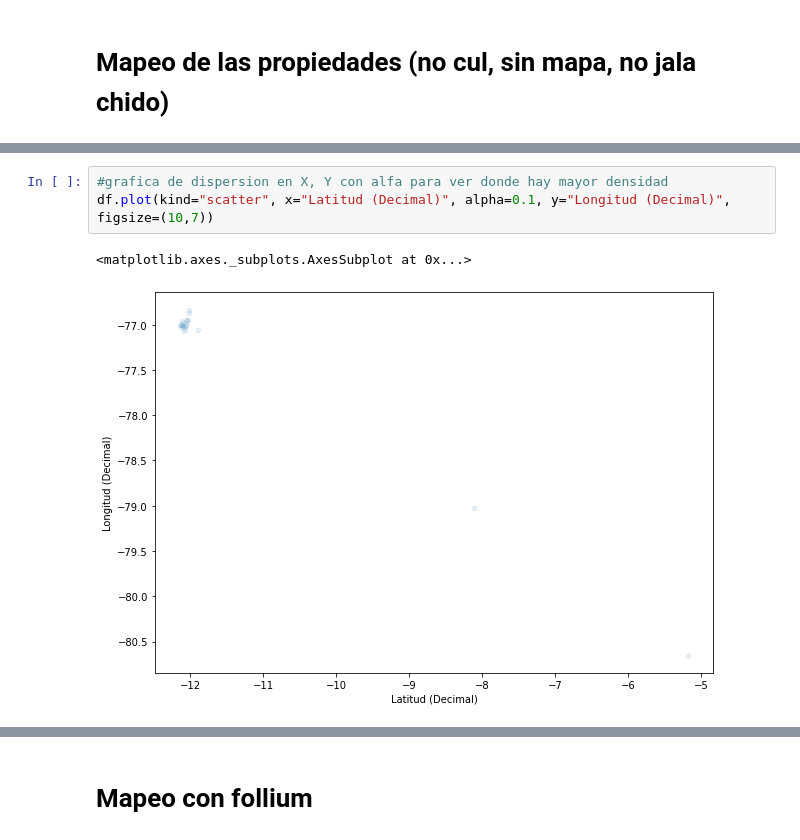
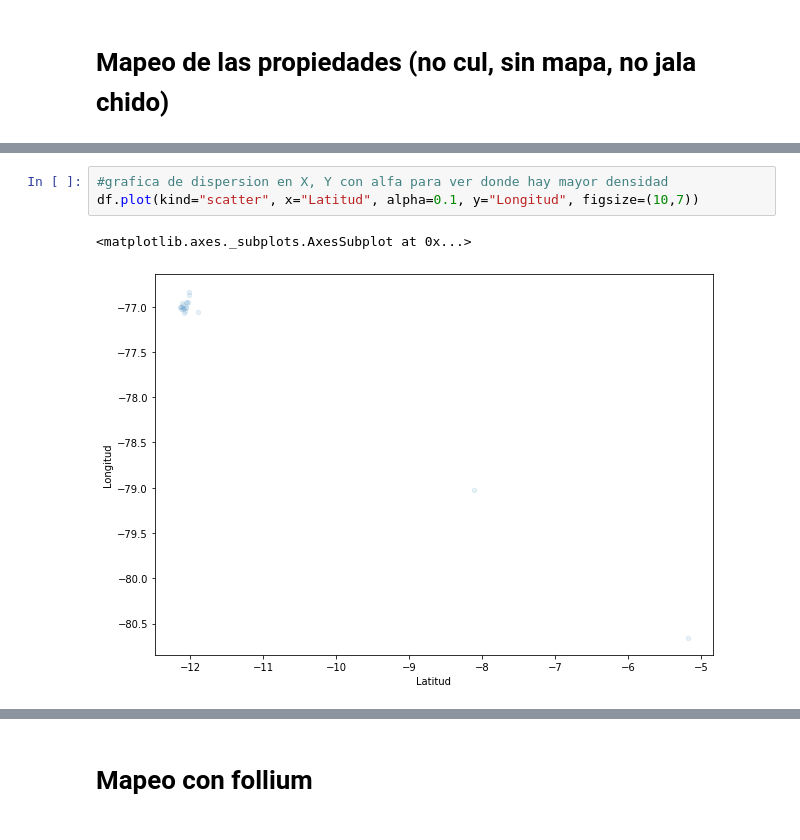
Before and after one commit to Devsthink/BBVA-DATA-DRIVEN, a Jupyter notebook: BBVA_Hackaton.ipynb, the cells around one changed output, grey strips where cells are left out. Cells and saved outputs as stored; diff of their text form.

```diff
--- a/BBVA_Hackaton.ipynb
+++ b/BBVA_Hackaton.ipynb
@@ -277,9 +240,9 @@ df.plot(kind="scatter", x="Latitud (Decimal)", y="Longitud (Decimal)", figsize=(
 # %%
 #grafica de dispersion en X, Y con alfa para ver donde hay mayor densidad
-df.plot(kind="scatter", x="Latitud (Decimal)", alpha=0.1, y="Longitud (Decimal)", figsize=(10,7))
+df.plot(kind="scatter", x="Latitud", alpha=0.1, y="Longitud", figsize=(10,7))
 # %% [output]
 <matplotlib.axes._subplots.AxesSubplot at 0x...>
-[figure, old version]
+[figure, new version]
 # %%
 #cambiamos el tamaño del punto y agregamos una escala de medicion
 #s tamaño de cada punto
```
Also changed, not shown: parts of 28 cells of this notebook.
